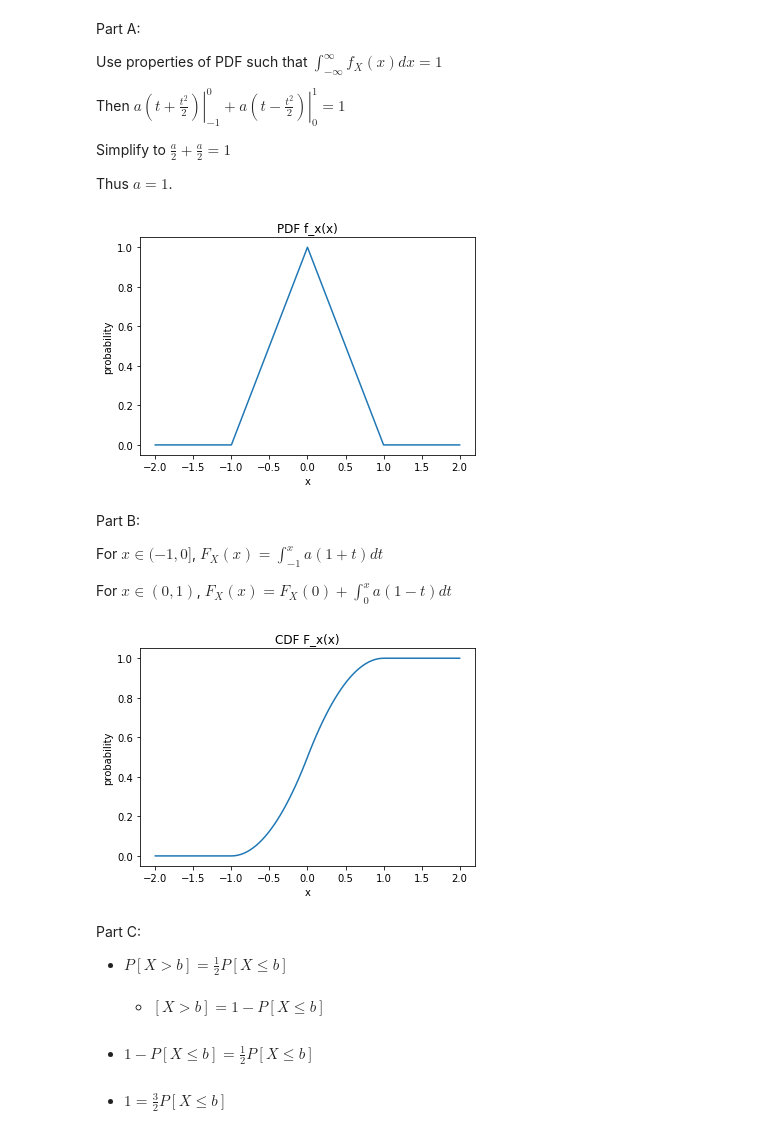
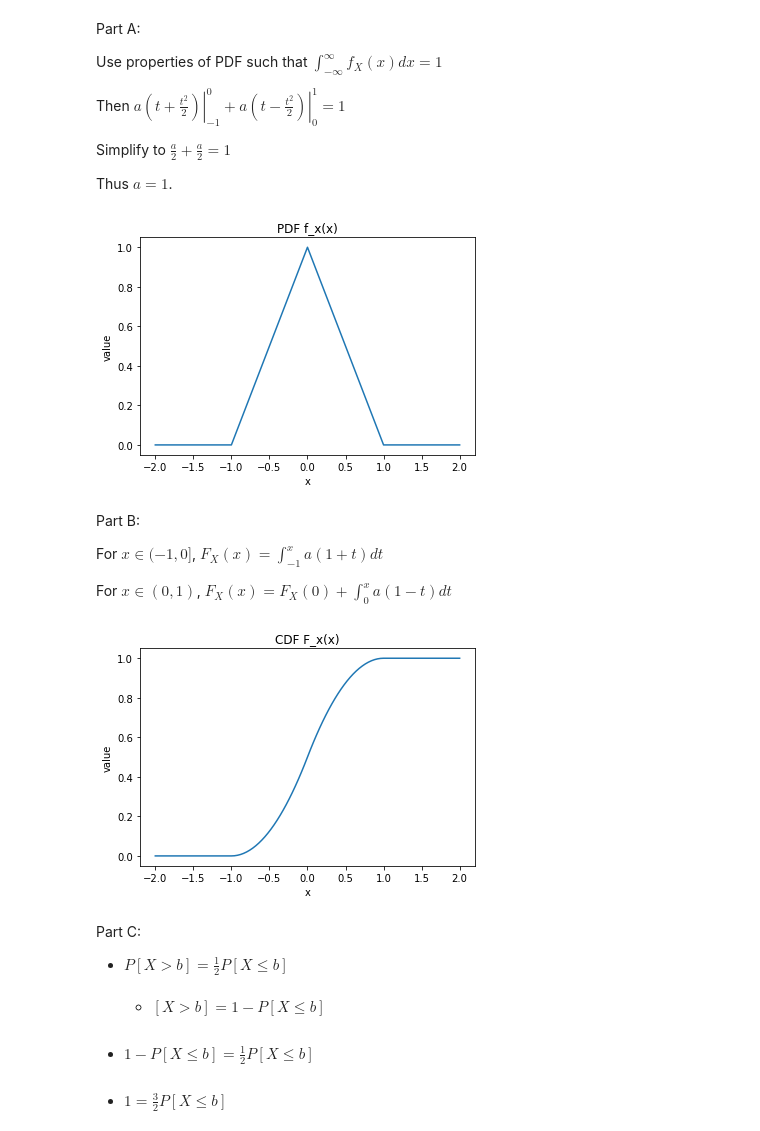
Before and after one commit to kegedy/EE502P, a Jupyter notebook: hw/kevin/HW08.ipynb, the cells around one changed output. Cells and saved outputs as stored; diff of their text form; code cells hidden in the pictures.

```diff
--- a/hw/kevin/HW08.ipynb
+++ b/hw/kevin/HW08.ipynb
@@ -208,27 +208,27 @@ Thus $a = 1$.
 # %%
 x = np.linspace(-2,2,101)
 def pdf_function3(x):
     a = 1
     x0 = x[x<=-1]
     x1 = x[(x>-1) & (x<=0)]
     x2 = x[(x>0) & (x<1)]
     x3 = x[x>=1]
     y0 = lambda x: np.zeros(len(x))
     y1 = lambda x: a*(1+x)          #f_x if -1<x<=0
     y2 = lambda x: a*(1-x)          #f_x if 0<x<1
     y3 = lambda x: np.zeros(len(x))
     return y0(x0).tolist()+\
             y1(x1).tolist()+\
             y2(x2).tolist()+\
             y3(x3).tolist()
 
 fig,ax = plt.subplots(figsize=(6,4))
-ax.plot(x,pdf_function3(x),color='C0')
+ax.plot(x,pdf_function3(x))
 ax.set_title('PDF f_x(x)');
 ax.set_xlabel('x')
-ax.set_ylabel('probability');
+ax.set_ylabel('value');
 # %% [output]
-[figure, old version]
+[figure, new version]
 # %% [markdown]
 Part B:
 
@@ -254,12 +254,12 @@ def cdf_function3(x):
             y3(x3).tolist()
 
 fig,ax = plt.subplots(figsize=(6,4))
-ax.plot(x,cdf_function3(x),color='C0')
+ax.plot(x,cdf_function3(x))
 ax.set_title('CDF F_x(x)')
 ax.set_xlabel('x')
-ax.set_ylabel('probability');
+ax.set_ylabel('value');
 # %% [output]
-[figure, old version]
+[figure, new version]
 # %% [markdown]
 Part C:
 
```
Also changed, not shown: parts of 23 cells of this notebook.
